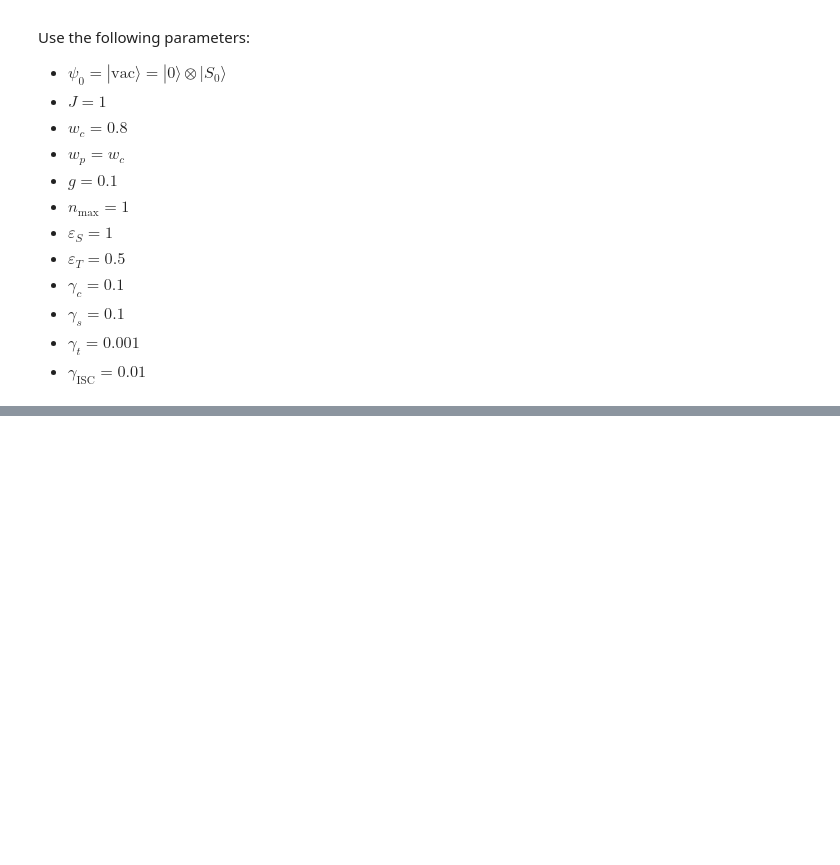
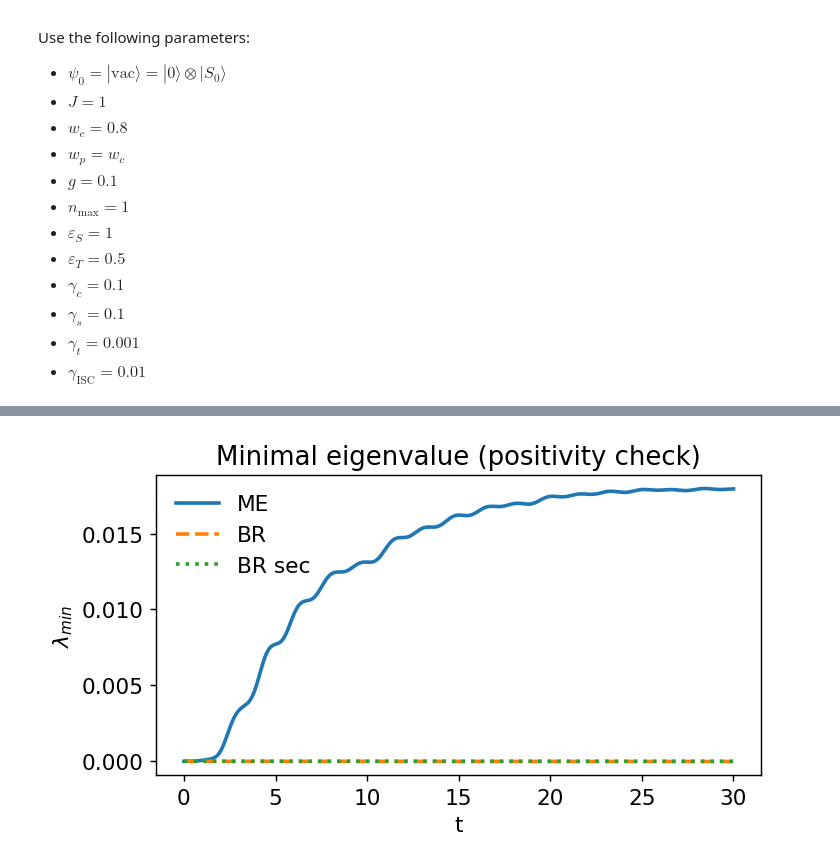
Before and after one commit to LBPhysics/redfield_education, a Jupyter notebook: notebooks/examples_qt/03_polariton.ipynb, the cells around one changed output, grey strips where cells are left out. Drawn from its saved outputs; the diff is of its cells as text; code cells hidden in the pictures; blank space fills up the shorter version.

```diff
--- a/notebooks/examples_qt/03_polariton.ipynb
+++ b/notebooks/examples_qt/03_polariton.ipynb
@@ -26,20 +30,16 @@ and testing that $\hat{a}^\dagger \hat{a} = \hat{n}$.
 # %%
 # maximum occupation number
 nmax = 3
-
-# number operator (counting from 0)
-n = np.diag([k for k in range(nmax+1)])
 
 # cavity frequency
 wc = 1
 
 # cavity Hamiltonian
-Hc = wc*n
+Hc = wc * qt.num(nmax+1)
 
 # creation operator
-a = np.zeros((nmax+1,nmax+1))
-for k in range(nmax):
-    a[k,k+1]=np.sqrt(k+1)
+a = qt.destroy(nmax+1)
 
-a.conj().T @ a
+# test a.dag() * a == qt.num(nmax+1)
+print((a.dag() * a).full()[:4,:4])  # show first 4x4
 # %% [output]
@@ -441,0 +450,19 @@ RWA is False
+# %%
+# minimal eigenvalues for positivity check
+from diagnostics import trajectory_min_eigs
+
+min_eigs_me = trajectory_min_eigs(res_me.states)
+min_eigs_br = trajectory_min_eigs(res_br.states)
+min_eigs_br_s = trajectory_min_eigs(res_br_s.states)
+
+plt.figure(figsize=(6,3))
+plt.plot(times, min_eigs_me, label='ME', ls='-')
+plt.plot(times, min_eigs_br, label='BR', ls='--')
+plt.plot(times, min_eigs_br_s, label='BR sec', ls=':')
+plt.ylabel(r'$\lambda_{min}$')
+plt.xlabel('t')
+plt.legend(frameon=False)
+plt.title('Minimal eigenvalue (positivity check)')
+plt.show()
+# %% [output]
+[figure, added]
```
Also changed, not shown: parts of 9 cells of this notebook, 18 other files.
